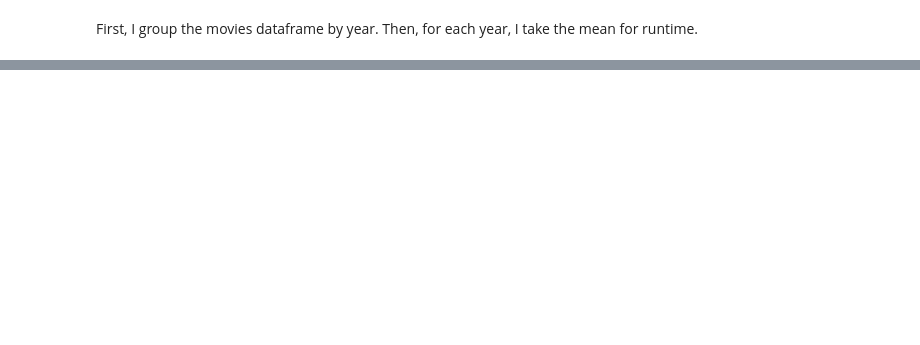
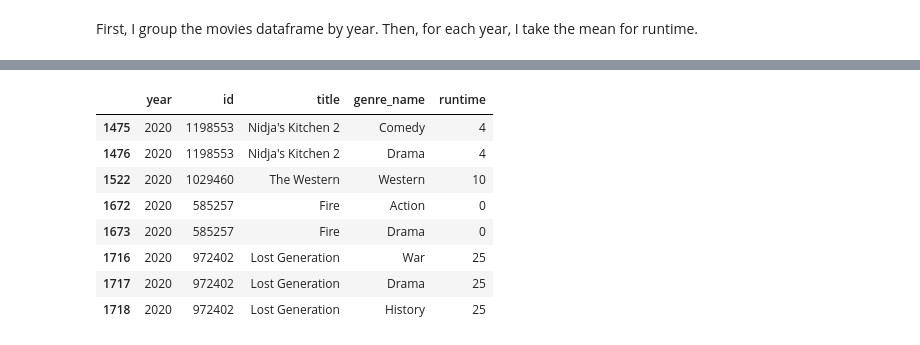
Before and after one commit to domenicapalominoh-lang/me204-final-project, a Jupyter notebook: notebooks/NB03-Data-Analysis.ipynb, the cells around one changed output, grey strips where cells are left out. Saved outputs shown, nothing was run; the diff lists cells and outputs as text; code cells hidden in the pictures; blank space fills up the shorter version.

```diff
--- a/notebooks/NB03-Data-Analysis.ipynb
+++ b/notebooks/NB03-Data-Analysis.ipynb
@@ -39,13 +32,12 @@ q1_df = pd.read_sql("""
 
 SELECT
     m.year,
+    m.id,
+    m.title,
     g.genre_name,
-    COUNT(m.id) AS total_movies
+    m.runtime
 FROM movies m
 JOIN movie_genres g ON m.id = g.id
-GROUP BY m.year, g.genre_name
-ORDER BY m.year ASC, total_movies DESC;
+ORDER BY m.year ASC
 
 """, conn)
-
-q1_df
@@ -68,4 +43,0 @@ Since I don't want the plot to be difficult to analyze, I take the query output
-# %%
-genres_plot = q1_df.groupby("genre_name")["total_movies"].sum().nlargest(3).index
-
-q1_df = q1_df[q1_df["genre_name"].isin(genres_plot)]
@@ -131,0 +76,14 @@ px.box(q2_df, x="genre_name", y="runtime", color = "genre_name", points = "outli
+# %%
+mov_2020 = q1_df[(q1_df["year"] == 2020) & (q1_df["runtime"]<45) ]
+# %%
+mov_2020
+# %% [output]
+|  | year | id | title | genre_name | runtime |
+| 1475 | 2020 | 1198553 | Nidja's Kitchen 2 | Comedy | 4 |
+| 1476 | 2020 | 1198553 | Nidja's Kitchen 2 | Drama | 4 |
+| 1522 | 2020 | 1029460 | The Western | Western | 10 |
+| 1672 | 2020 | 585257 | Fire | Action | 0 |
+| 1673 | 2020 | 585257 | Fire | Drama | 0 |
+| 1716 | 2020 | 972402 | Lost Generation | War | 25 |
+| 1717 | 2020 | 972402 | Lost Generation | Drama | 25 |
+| 1718 | 2020 | 972402 | Lost Generation | History | 25 |
```
Also changed, not shown: parts of 25 cells of this notebook, 6 other files.
